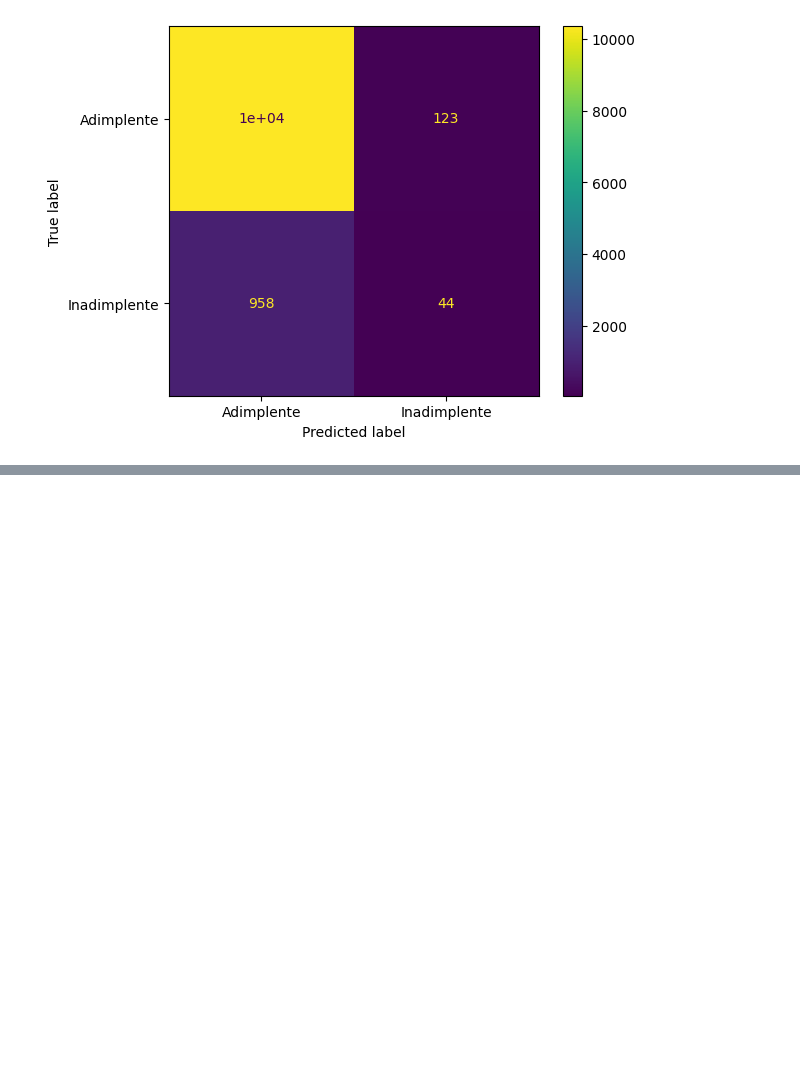
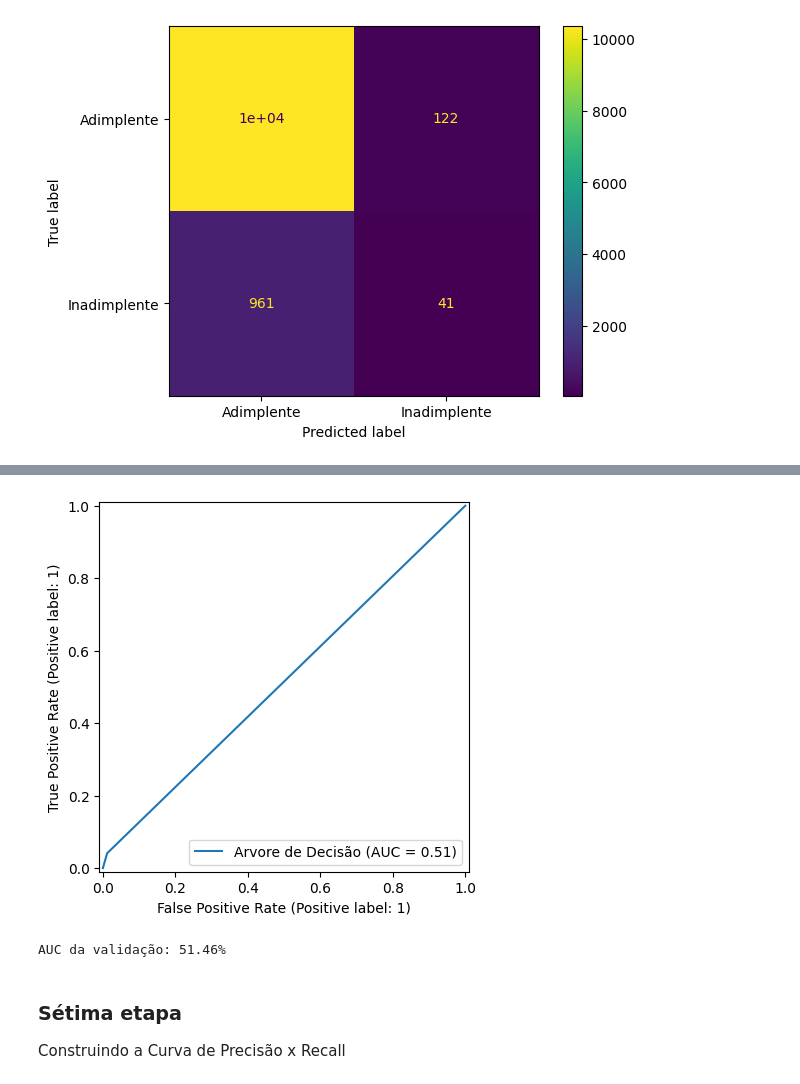
Before and after one commit to moises-rb/DS_ONE, a Jupyter notebook: Estatistica_MachineLearning/6 - Classificacao_Validacao_Modelos_Metricas_Avaliacao/Projeto_Classificação_Validação_e_métricas.ipynb, the cells around one changed output, grey strips where cells are left out. Drawn from its saved outputs; the diff is of its cells as text; code cells hidden in the pictures; blank space fills up the shorter version.

```diff
--- a/Estatistica_MachineLearning/6 - Classificacao_Validacao_Modelos_Metricas_Avaliacao/Projeto_Classificação_Validação_e_métricas.ipynb
+++ b/Estatistica_MachineLearning/6 - Classificacao_Validacao_Modelos_Metricas_Avaliacao/Projeto_Classificação_Validação_e_métricas.ipynb
@@ -90,5 +121,8 @@ visualizacao.plot();
 # %%
-visualizacao = ConfusionMatrixDisplay(confusion_matrix=matriz_confusao, display_labels=['Adimplente', 'Inadimplente'])
+previsao_arvore = arvore.predict(x_val)
+matriz_confusao = confusion_matrix(y_val, previsao_arvore)
+visualizacao = ConfusionMatrixDisplay(confusion_matrix= matriz_confusao,
+                                      display_labels = ['Adimplente', 'Inadimplente'])
 visualizacao.plot();
 # %% [output]
 [figure]
@@ -112,0 +167,4 @@ visualizacao.plot();
+# %%
+RocCurveDisplay.from_predictions(y_val, previsao_arvore, name='Arvore de Decisão');
+# %% [output]
+[figure, added]
@@ -112,0 +173,8 @@ visualizacao.plot();
+# %%
+print(f'AUC da validação: {roc_auc_score(y_val, previsao_arvore) * 100:.2f}%')
+# %% [output]
+AUC da validação: 51.46%
+# %% [markdown]
+### Sétima etapa
+
+Construindo a Curva de Precisão x Recall
```
Also changed, not shown: parts of 38 cells of this notebook.
